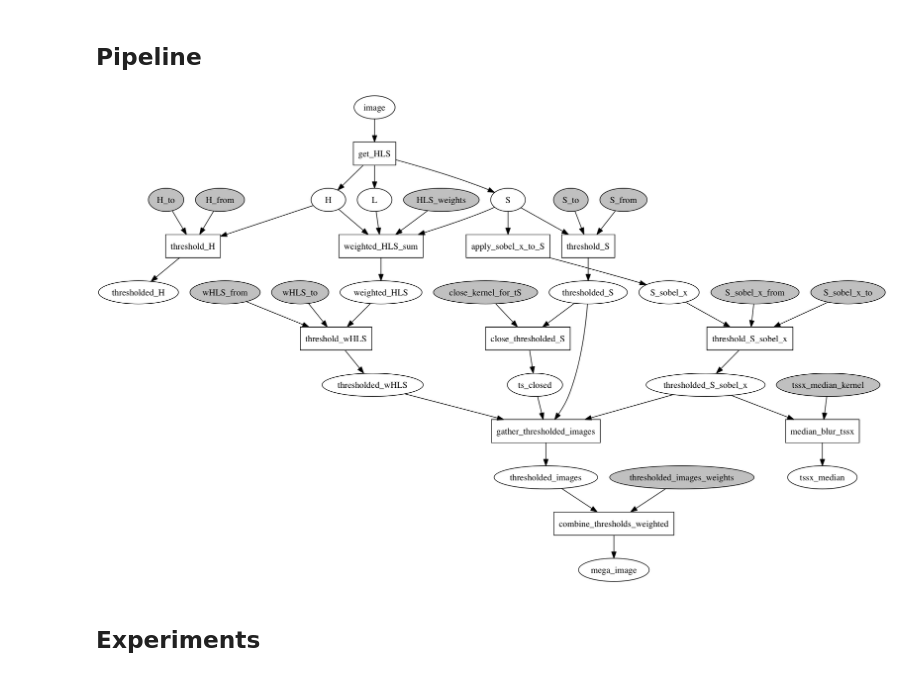
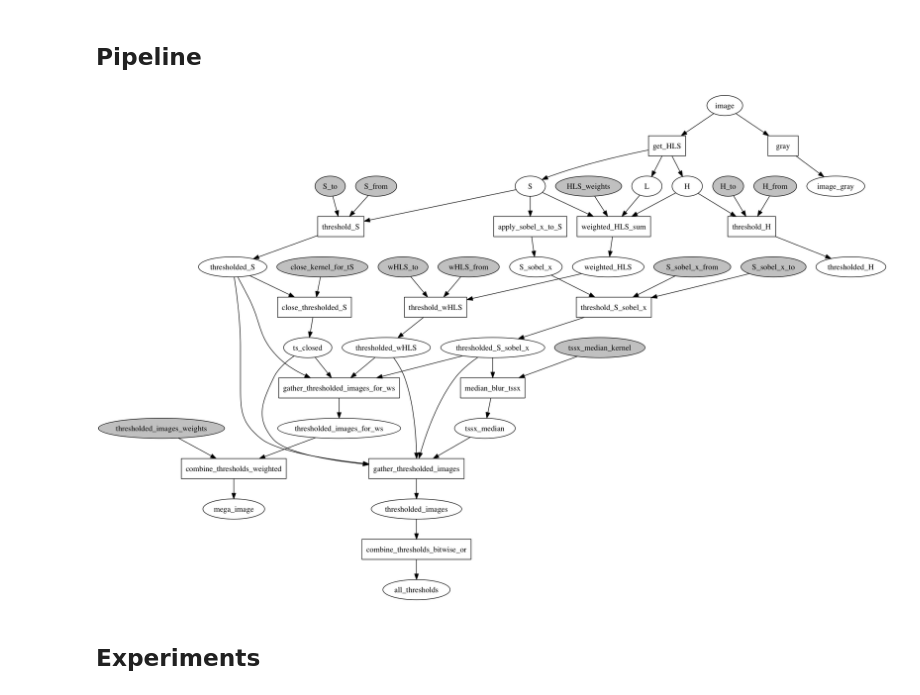
Before and after one commit to semeniuta/CarND-Advanced-Lane-Lines, a Jupyter notebook: advanced_lane_finding_proto.ipynb, the cells around one changed output. Drawn from its saved outputs; the diff is of its cells as text; code cells hidden in the pictures.

```diff
--- a/advanced_lane_finding_proto.ipynb
+++ b/advanced_lane_finding_proto.ipynb
@@ -111,12 +111,16 @@ def get_hls_channels(im):
 
     return H, L, S
 
+def gray(im):
+    return cv2.cvtColor(im, cv2.COLOR_BGR2GRAY)
+
 def gather_thresholded_images(*images):
     return images
 # %% [markdown]
 ## Pipeline
 # %%
 func_dict = {
+    'gray': gray,
     'get_HLS': get_hls_channels,
     'weighted_HLS_sum': weighted_HLS,
     'threshold_S': lanelines.mask_threashold_range,
@@ -126,12 +130,15 @@ func_dict = {
     'threshold_S_sobel_x': lanelines.mask_threashold_range,
     'median_blur_tssx': cv2.medianBlur,
     'close_thresholded_S': morphological_close,
+    'gather_thresholded_images_for_ws': gather_thresholded_images,
     'gather_thresholded_images': gather_thresholded_images,
     'combine_thresholds_weighted': weighted_sum_images,
+    'combine_thresholds_bitwise_or': bitwise_or,
 
 }
 
 func_io = {
+    'gray': ('image', 'image_gray'),
     'get_HLS': ('image', ('H', 'L', 'S')),
     'weighted_HLS_sum': (('H', 'L', 'S', 'HLS_weights'), 'weighted_HLS'),
     'threshold_S': (('S', 'S_from', 'S_to'), 'thresholded_S'),
@@ -141,42 +148,47 @@ func_io = {
     'threshold_S_sobel_x': (('S_sobel_x', 'S_sobel_x_from', 'S_sobel_x_to'), 'thresholded_S_sobel_x'),
     'median_blur_tssx': (('thresholded_S_sobel_x', 'tssx_median_kernel'), 'tssx_median'),
     'close_thresholded_S': (('thresholded_S', 'close_kernel_for_tS'), 'ts_closed'),
-    'gather_thresholded_images': (
+    'gather_thresholded_images_for_ws': (
         ('ts_closed', 'thresholded_S_sobel_x', 'thresholded_S', 'thresholded_wHLS'), # 'tssx_median', 'ts_closed', 'thresholded_H'
+        'thresholded_images_for_ws'
+    ),
+    'gather_thresholded_images' : (
+        ('thresholded_S', 'thresholded_wHLS', 'thresholded_S_sobel_x', 'tssx_median', 'ts_closed'),
         'thresholded_images'
     ),
-    'combine_thresholds_weighted': (('thresholded_images', 'thresholded_images_weights'), 'mega_image'),
+    'combine_thresholds_weighted': (('thresholded_images_for_ws', 'thresholded_images_weights'), 'mega_image'),
+    'combine_thresholds_bitwise_or': ('thresholded_images', 'all_thresholds')
 }
 
 cg = CompGraph(func_dict, func_io)
 # %%
 params = {
-    'HLS_weights': [0, 0.4, 1.],   # [0, 0.7, 1.],
-    'S_from': 180, # 180
-    'S_to': 250,
+    'HLS_weights': [0, 0.4, 1.],
+    'S_from': 180,
+    'S_to': 255,
     'H_from': 95,
     'H_to': 100,
-    'wHLS_from': 180,   # 220
-    'wHLS_to': 255,     # 250
-    'S_sobel_x_from': 20, # 20
-    'S_sobel_x_to': 100, #60
+    'wHLS_from': 200,
+    'wHLS_to': 255,
+    'S_sobel_x_from': 20,
+    'S_sobel_x_to': 100, # 255
     'tssx_median_kernel': 5,
     'close_kernel_for_tS': (3, 3),
     'thresholded_images_weights': [
         #'ts_closed', 'thresholded_S_sobel_x', 'thresholded_S', 'thresholded_wHLS'
         1.,
         1.,
         0.9,
         0.8
     ]
 }
 
 runner = CompGraphRunner(cg, frozen_tokens=params)
 runner.run(image=warped_images[1])
 
 nxpd.draw(runner.token_manager.to_networkx())
 # %% [output]
-[figure, old version]
+[figure, new version]
 # %% [markdown]
 ## Experiments
 # %%
```
Also changed, not shown: parts of 8 cells of this notebook.
